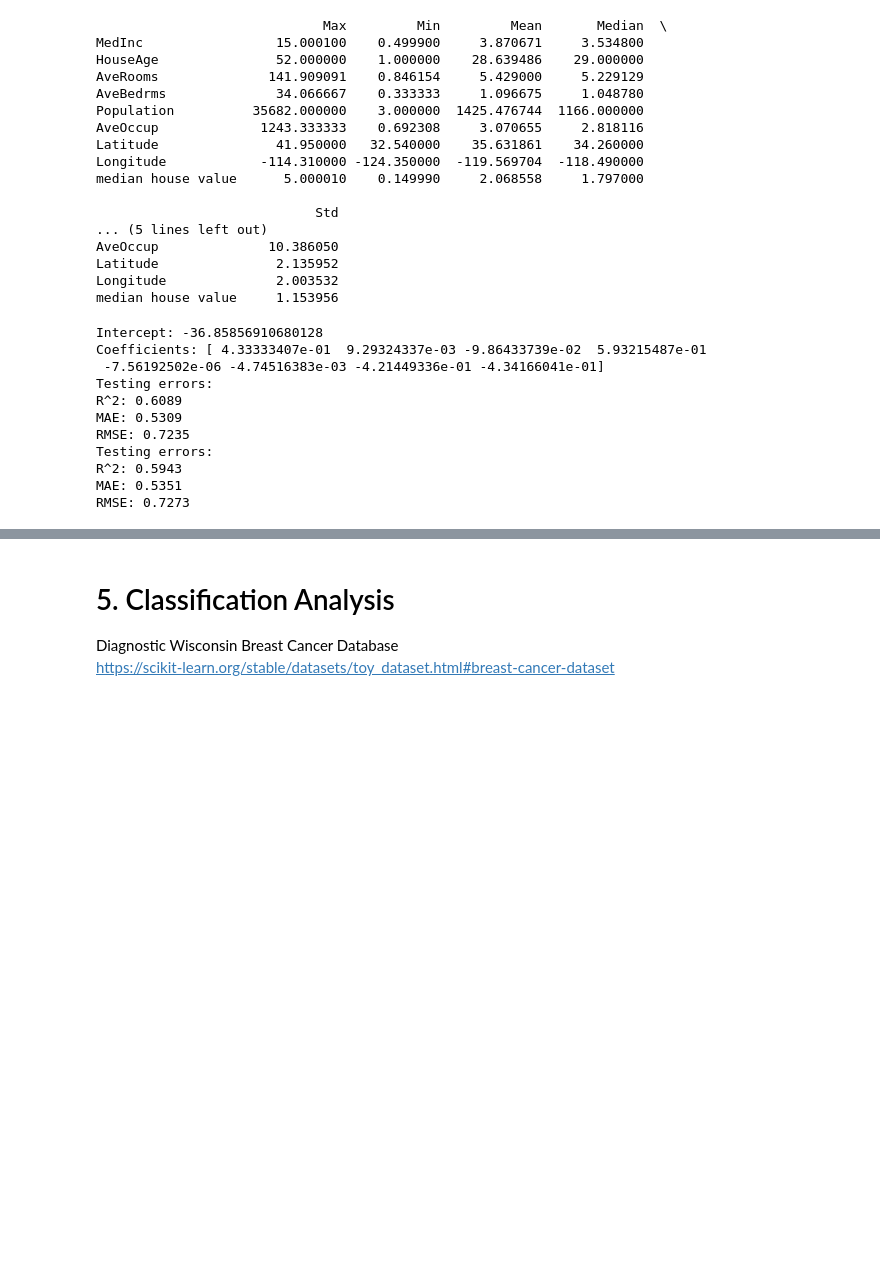
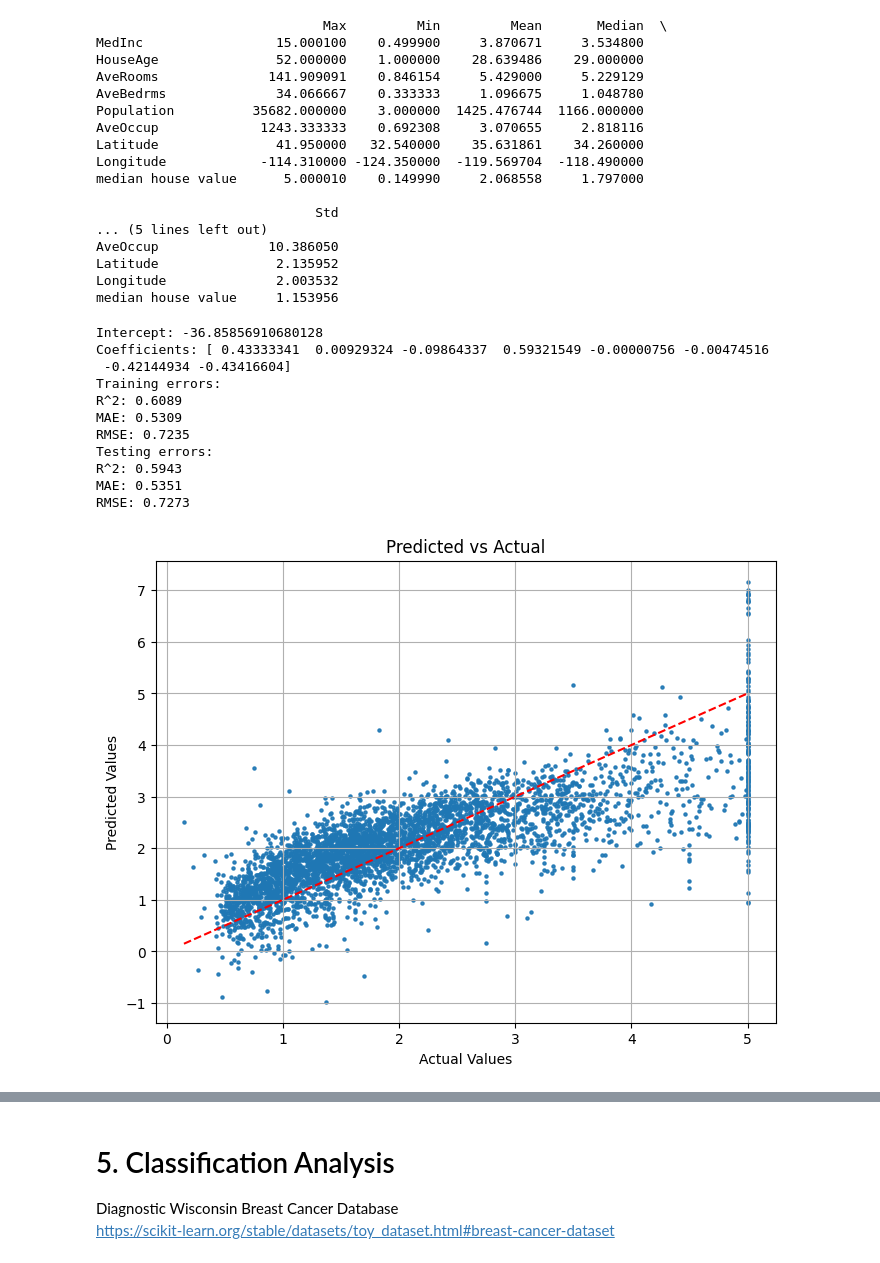
Before and after one commit to yutinghuang0413/MDSProject1, a Jupyter notebook: project1.ipynb, the cells around one changed output, grey strips where cells are left out. Cells and saved outputs as stored; diff of their text form; code cells hidden in the pictures; blank space fills up the shorter version.

```diff
--- a/project1.ipynb
+++ b/project1.ipynb
@@ -72,37 +72,60 @@ from sklearn.metrics import r2_score, mean_absolute_error, mean_squared_error
 model_lin = LinearRegression()
 model_lin.fit(X_train, y_train)
 print("Intercept:", model_lin.intercept_)
+np.set_printoptions(precision=8, suppress=True)
 print("Coefficients:", model_lin.coef_)
+
 y_pred_lin = model_lin.predict(X_test)
 y_train_lin = model_lin.predict(X_train)
 
 r2_lin_in = r2_score(y_train, y_train_lin)
 mae_lin_in = mean_absolute_error(y_train, y_train_lin)
 rmse_lin_in = np.sqrt(mean_squared_error(y_train, y_train_lin))
 
 print("Training errors:")
 print(f"R^2: {r2_lin_in:.4f}")
 print(f"MAE: {mae_lin_in:.4f}")
 print(f"RMSE: {rmse_lin_in:.4f}")
 
 
 r2_lin_out = r2_score(y_test, y_pred_lin)
 mae_lin_out = mean_absolute_error(y_test, y_pred_lin)
 rmse_lin_out = np.sqrt(mean_squared_error(y_test, y_pred_lin))
 
 print("Testing errors:")
 print(f"R^2: {r2_lin_out:.4f}")
 print(f"MAE: {mae_lin_out:.4f}")
 print(f"RMSE: {rmse_lin_out:.4f}")
+
+errors = y_test - y_pred_lin
+
+plt.figure(figsize=(8,6))
+plt.scatter(y_test, y_pred_lin, alpha=0.9, s=5)
+plt.plot([y_test.min(), y_test.max()],
+         [y_test.min(), y_test.max()], 'r--')
+plt.xlabel("Actual Values")
+plt.ylabel("Predicted Values")
+plt.title("Predicted vs Actual")
+plt.grid(True)
+plt.show()
+
+plt.figure(figsize=(8,6))
+plt.hist(errors, bins=30, edgecolor='k', alpha=0.9)
+plt.xlabel("Prediction Error")
+plt.ylabel("Frequency")
+plt.title("Histogram of Prediction Errors")
+plt.grid(True)
+plt.show()
 # %% [output]
 Intercept: -36.85856910680128
-Coefficients: [ 4.33333407e-01  9.29324337e-03 -9.86433739e-02  5.93215487e-01
- -7.56192502e-06 -4.74516383e-03 -4.21449336e-01 -4.34166041e-01]
-Testing errors:
+Coefficients: [ 0.43333341  0.00929324 -0.09864337  0.59321549 -0.00000756 -0.00474516
+ -0.42144934 -0.43416604]
+Training errors:
 R^2: 0.6089
 MAE: 0.5309
 RMSE: 0.7235
 Testing errors:
 R^2: 0.5943
 MAE: 0.5351
 RMSE: 0.7273
+[figure, added]
```
Also changed, not shown: parts of 1 cell of this notebook.
